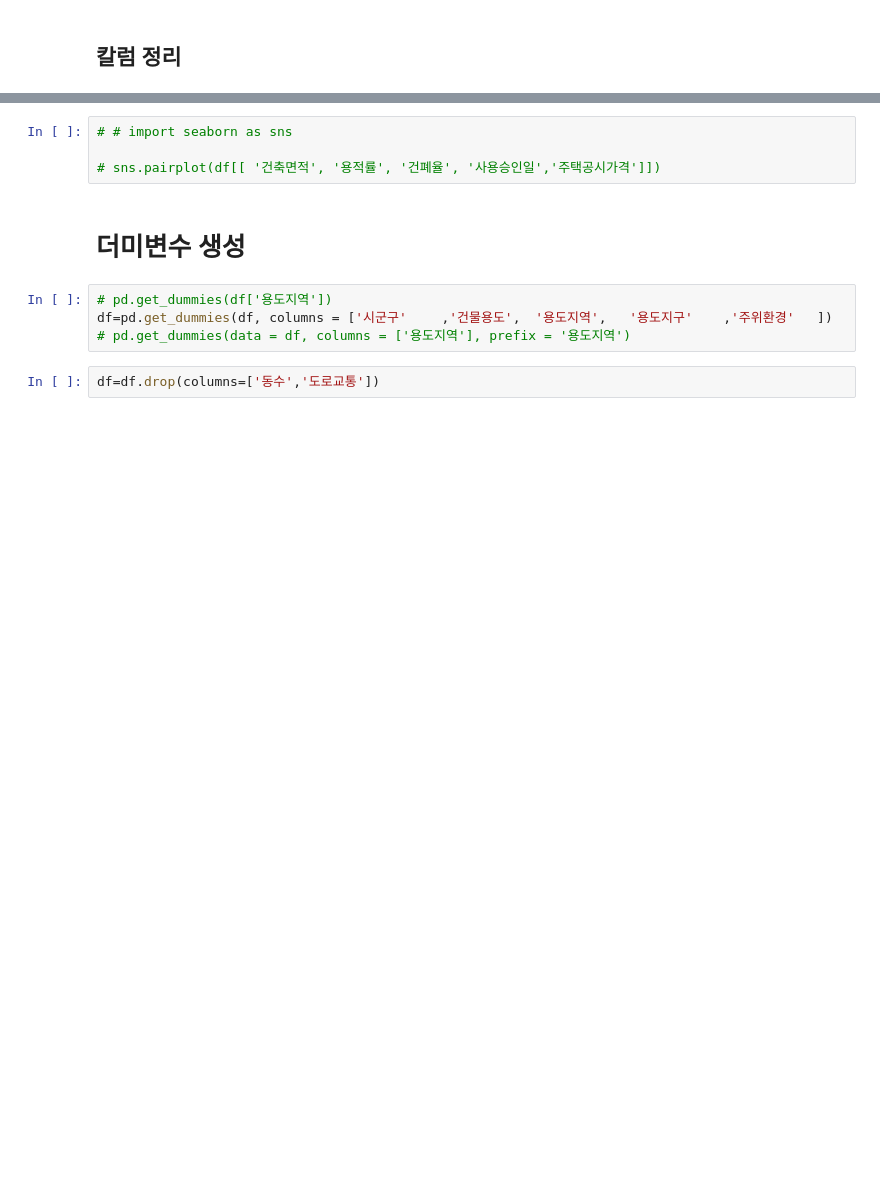
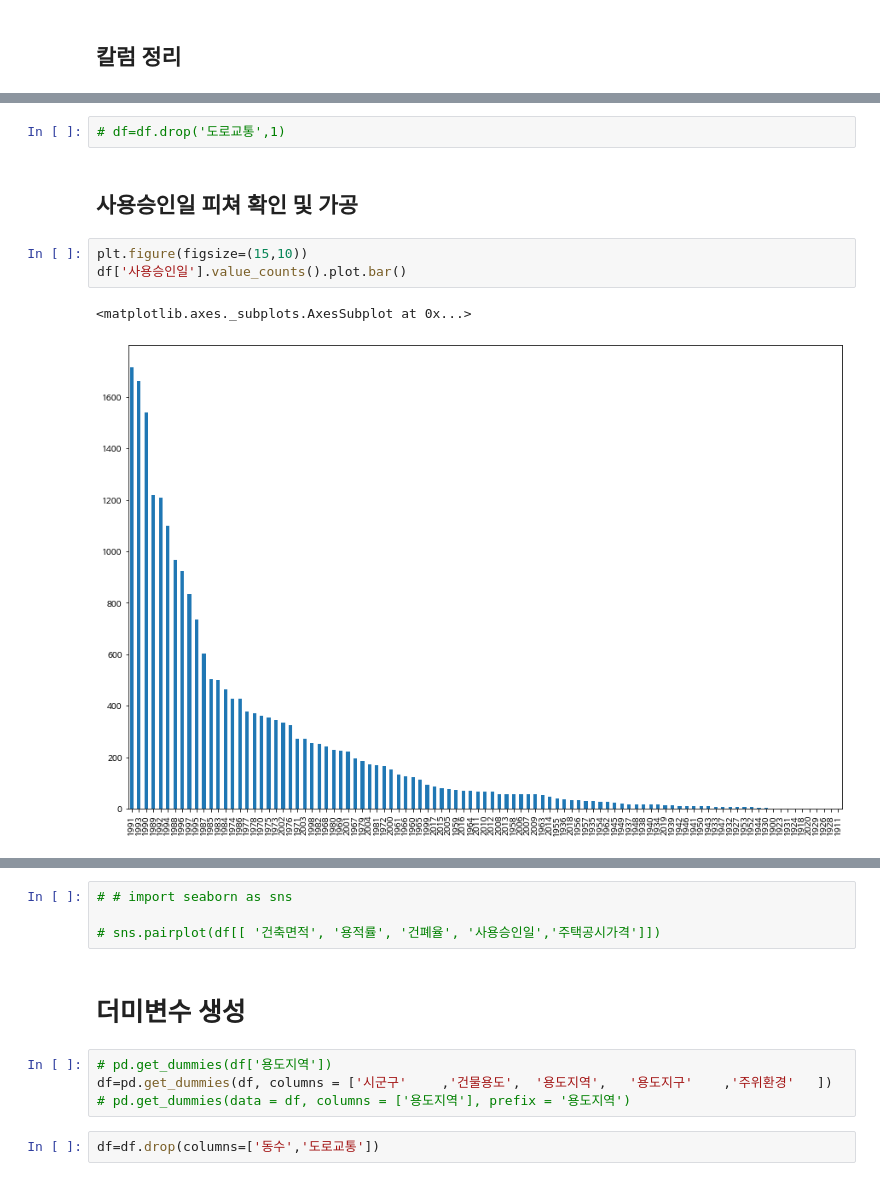
Before and after one commit to HayeonKimm/project, a Jupyter notebook: Project/Machine-Learning/toy_machine_pjt/서울_주택가격_예측해보기(토이).ipynb, the cells around one changed output, grey strips where cells are left out. Drawn from its saved outputs; the diff is of its cells as text; blank space fills up the shorter version.

```diff
--- a/Project/Machine-Learning/toy_machine_pjt/서울_주택가격_예측해보기(토이).ipynb
+++ b/Project/Machine-Learning/toy_machine_pjt/서울_주택가격_예측해보기(토이).ipynb
@@ -196,0 +207,10 @@ KeyError: ignored
+# %%
+# df=df.drop('도로교통',1)
+# %% [markdown]
+## 사용승인일 피쳐 확인 및 가공
+# %%
+plt.figure(figsize=(15,10))
+df['사용승인일'].value_counts().plot.bar()
+# %% [output]
+<matplotlib.axes._subplots.AxesSubplot at 0x...>
+[figure, added]
```
Also changed, not shown: parts of 27 cells of this notebook.
